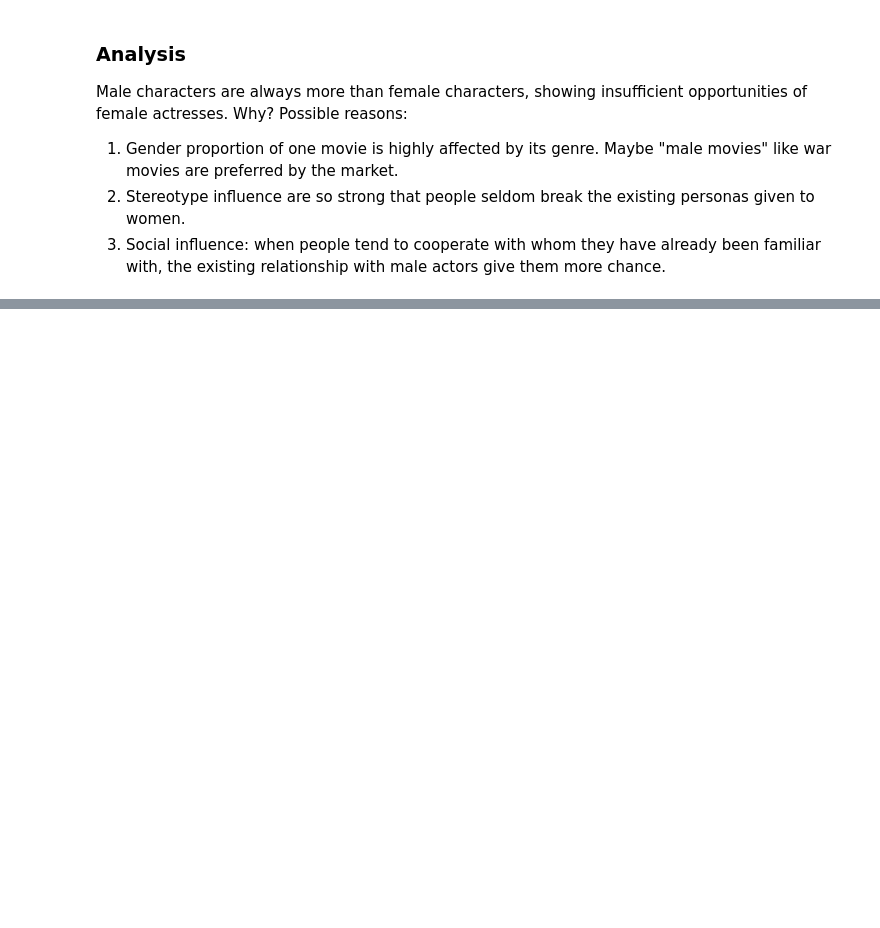
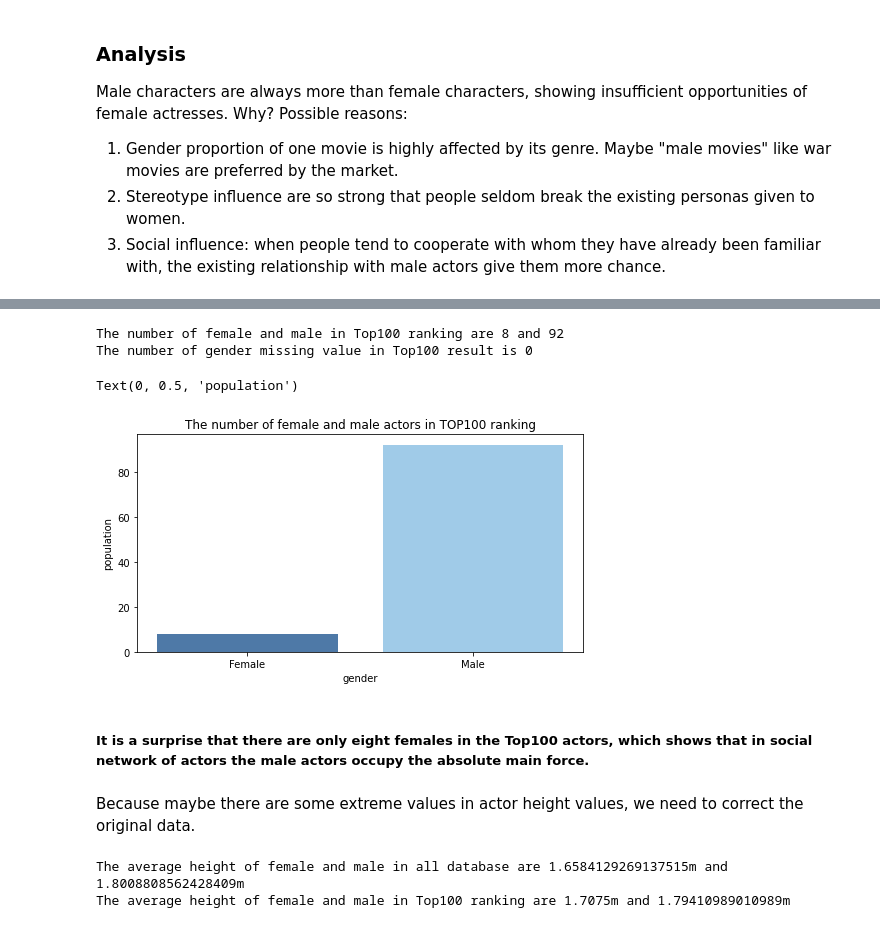
Before and after one commit to Wind-2375-like/ada-2022-project-gender-lens, a Jupyter notebook: milestone_p1.ipynb, the cells around one changed output, grey strips where cells are left out. Cells and saved outputs as stored; diff of their text form; code cells hidden in the pictures; blank space fills up the shorter version.

```diff
--- a/milestone_p1.ipynb
+++ b/milestone_p1.ipynb
@@ -1163,0 +1166,3 @@ Possible reasons:
+# %%
+df_actor_name = characters.dropna(subset = ['actor_name'])
+df_actor_name.head(10)
@@ -1163,0 +1281,8 @@ Possible reasons:
+# %%
+# Sort the actors with the degree of nodes and print the top10
+dict_degree = dict(G.degree())
+result = sorted(dict_degree.items(), key = lambda x: x[1], reverse = True)
+result100 = [i[0]-1 for i in result[:100]]
+
+print('The first is the number symbol of actors and the second is its corresponding degree')
+result[:10]
@@ -1163,0 +1301,4 @@ Possible reasons:
+# %%
+df_actor_name_id = df_actor_name.drop_duplicates(subset=['freebase_actor_id'])
+df_actor_name_id.set_index('freebase_actor_id', inplace = True)
+df_actor_name_id.head()
@@ -1163,0 +1313,37 @@ Possible reasons:
+# %%
+female = 0
+female_height = []
+male = 0
+male_height = []
+error = []
+for i in result100:
+    query = df_nodes_list[i]
+    gender = df_actor_name_id.loc[query].actor_gender
+    if gender == 'F':
+        female += 1
+        female_height.append(df_actor_name_id.loc[query].actor_height)
+    elif gender == 'M':
+        male += 1
+        male_height.append(df_actor_name_id.loc[query].actor_height)
+    else:
+        error.append(df_actor_name_id.loc[query].actor_name)
+print('The number of female and male in Top100 ranking are {} and {}'.format(female, male))
+print('The number of gender missing value in Top100 result is {}'.format(len(error)))
+# %% [output]
+The number of female and male in Top100 ranking are 8 and 92
+The number of gender missing value in Top100 result is 0
+# %%
+# plot the histogram
+plt.figure(figsize = (8,4))
+data = [female, male]
+labels = ['Female', 'Male']
+colors = ["#4E79A7",  "#A0CBE8"]
+plt.bar(range(len(data)), data, tick_label = labels, color = colors)
+plt.title('The number of female and male actors in TOP100 ranking')
+plt.xlabel('gender')
+plt.ylabel('population')
+# %% [output]
+Text(0, 0.5, 'population')
+[figure, added]
+# %% [markdown]
+##### It is a surprise that there are only eight females in the Top100 actors, which shows that in social network of actors the male actors occupy the absolute main force. #####
@@ -1163,0 +1358,2 @@ Possible reasons:
+# %% [markdown]
+Because maybe there are some extreme values in actor height values, we need to correct the original data.
@@ -1163,0 +1365,11 @@ Possible reasons:
+# %%
+male_height_average = np.nanmean(male_height_correct)
+female_height_average = np.nanmean(female_height_correct)
+all_male_height_average = np.nanmean(all_male_height_correct)
+all_female_height_average = np.nanmean(all_female_height_correct)
+
+print('The average height of female and male in all database are {}m and {}m'.format(all_female_height_average, all_male_height_average))
+print('The average height of female and male in Top100 ranking are {}m and {}m'.format(female_height_average, male_height_average))
+# %% [output]
+The average height of female and male in all database are 1.6584129269137515m and 1.8008808562428409m
+The average height of female and male in Top100 ranking are 1.7075m and 1.79410989010989m
```
Also changed, not shown: parts of 28 cells of this notebook, 3 other files.
